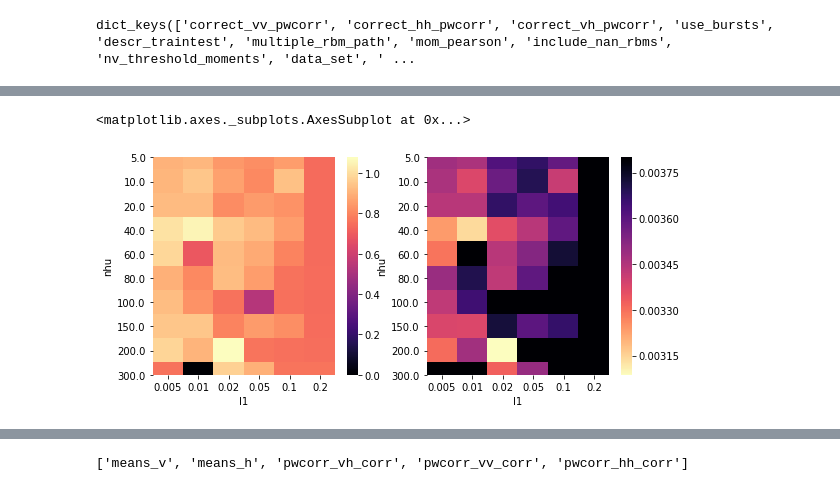
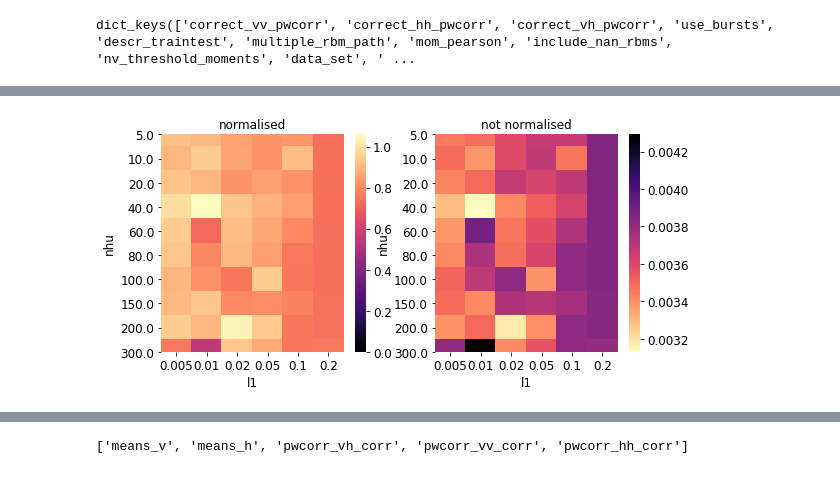
Before and after one commit to vdplasthijs/zf-rbm, a Jupyter notebook: figure_notebooks/fig_model_selection.ipynb, the cells around one changed output, grey strips where cells are left out. Cells and saved outputs as stored; diff of their text form; code cells hidden in the pictures.

Commit message:
figure draft before speaking with others

```diff
--- a/figure_notebooks/fig_model_selection.ipynb
+++ b/figure_notebooks/fig_model_selection.ipynb
@@ -183,16 +98,17 @@ normalise_df
 # %%
 stat = 'pwcorr_vv_corr'
 tmp_rsme_opt_07 =  np.sqrt(tt_stats_dict[stat]['sse'] / tt_stats_dict[stat]['n_elements'])
 tmp_rsme_naive_07 = np.sqrt(tt_stats_dict[stat + '_shuffled']['sse'] / tt_stats_dict[stat + '_shuffled']['n_elements'])
 tmp_table_07 = pd.pivot_table(df_lookup, values=stat,
                                index='nhu', columns='l1')
 
 plt.rcParams['figure.figsize'] = (9, 4)
 plt.subplot(121)
 sns.heatmap((tmp_table_07 - tmp_rsme_naive_07) / (tmp_rsme_opt_07 - tmp_rsme_naive_07), vmin=0, cmap='magma')
+plt.title('normalised')
 
 plt.subplot(122)
-sns.heatmap(tmp_table_07, cmap='magma_r', vmax=0.0038)
+sns.heatmap(tmp_table_07, cmap='magma_r')#, vmax=0.0038)
+plt.title('not normalised');
 # %% [output]
-<matplotlib.axes._subplots.AxesSubplot at 0x...>
-[figure, old version]
+[figure, new version]
```
Also changed, not shown: parts of 22 cells of this notebook, 9 other files.
